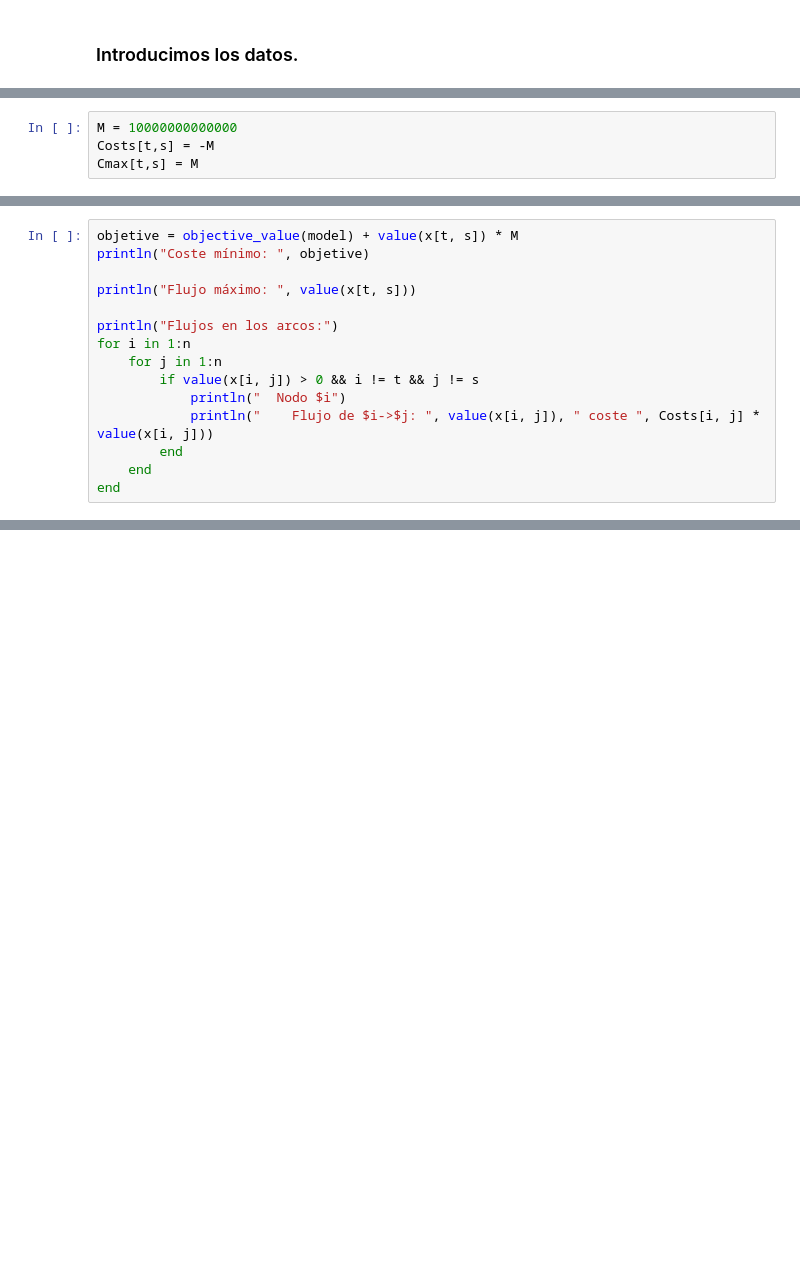
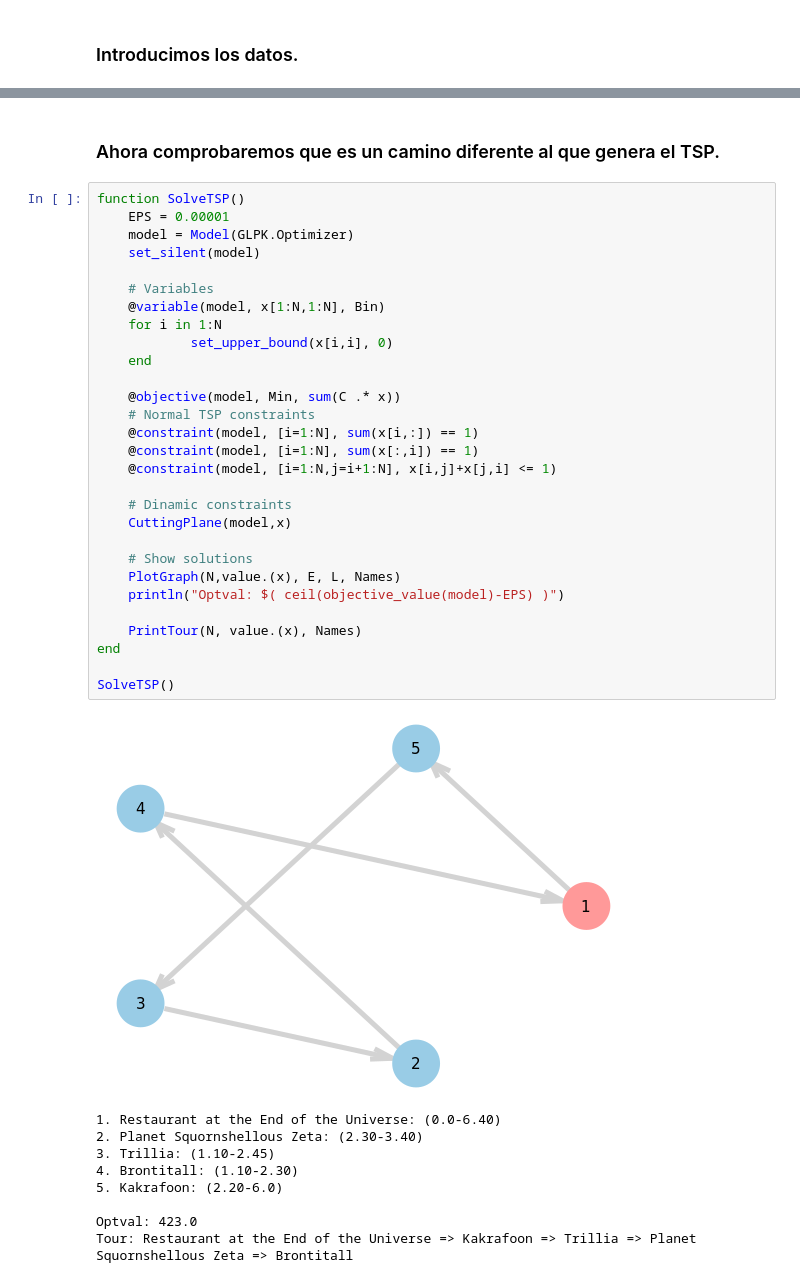
Before and after one commit to Saul-Sosa-Diaz/Ingenieria-Logistica, a Jupyter notebook: TSP_con_ventana_de_tiempo.ipynb, the cells around one changed output, grey strips where cells are left out. Drawn from its saved outputs; the diff is of its cells as text; blank space fills up the shorter version.

```diff
--- a/TSP_con_ventana_de_tiempo.ipynb
+++ b/TSP_con_ventana_de_tiempo.ipynb
@@ -196,4 +151,0 @@ Modificamos las capacidades y los costes para añadir la arista $t-s$ con una ca
-# %%
-M = 10000000000000
-Costs[t,s] = -M
-Cmax[t,s] = M
@@ -340,15 +303,0 @@ Comprobamos que el flujo máximo que se consigue es el de coste mínimo, en este
-# %%
-objetive = objective_value(model) + value(x[t, s]) * M
-println("Coste mínimo: ", objetive)
-
-println("Flujo máximo: ", value(x[t, s]))
-
-println("Flujos en los arcos:")
-for i in 1:n
-    for j in 1:n
-        if value(x[i, j]) > 0 && i != t && j != s
-            println("  Nodo $i")
-            println("    Flujo de $i->$j: ", value(x[i, j]), " coste ", Costs[i, j] * value(x[i, j]))
-        end
-    end
-end
@@ -373,0 +319,41 @@ Podemos comprobar con este pequeño ejemplo que el problema está correctamente
+# %% [markdown]
+### Ahora comprobaremos que es un camino diferente al que genera el TSP.
+# %%
+function SolveTSP()
+    EPS = 0.00001
+    model = Model(GLPK.Optimizer)
+    set_silent(model)
+
+    # Variables
+    @variable(model, x[1:N,1:N], Bin)
+    for i in 1:N
+            set_upper_bound(x[i,i], 0)
+    end
+
+    @objective(model, Min, sum(C .* x))
+    # Normal TSP constraints
+    @constraint(model, [i=1:N], sum(x[i,:]) == 1)
+    @constraint(model, [i=1:N], sum(x[:,i]) == 1)
+    @constraint(model, [i=1:N,j=i+1:N], x[i,j]+x[j,i] <= 1)
+
+    # Dinamic constraints
+    CuttingPlane(model,x)
+
+    # Show solutions
+    PlotGraph(N,value.(x), E, L, Names)
+    println("Optval: $( ceil(objective_value(model)-EPS) )")
+
+    PrintTour(N, value.(x), Names)
+end
+
+SolveTSP()
+# %% [output]
+[figure, added]
+1. Restaurant at the End of the Universe: (0.0-6.40)
+2. Planet Squornshellous Zeta: (2.30-3.40)
+3. Trillia: (1.10-2.45)
+4. Brontitall: (1.10-2.30)
+5. Kakrafoon: (2.20-6.0)
+
+Optval: 423.0
+Tour: Restaurant at the End of the Universe => Kakrafoon => Trillia => Planet Squornshellous Zeta => Brontitall
```
Also changed, not shown: parts of 30 cells of this notebook.
